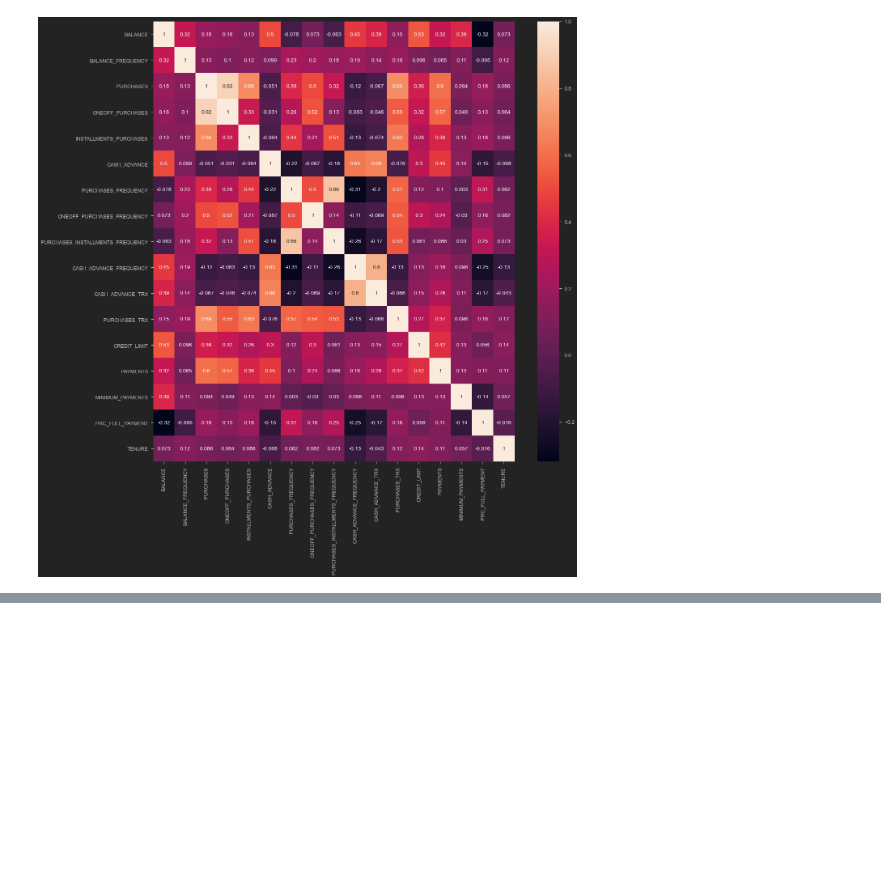
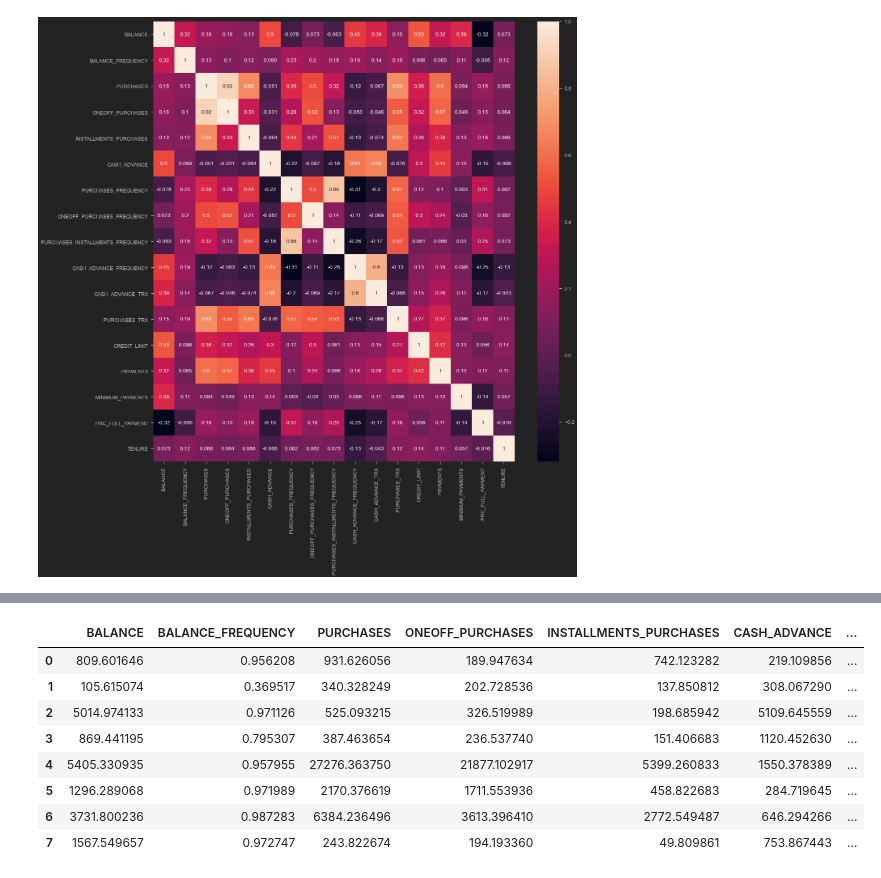
Before and after one commit to Minjire/Financial_Analysis, a Jupyter notebook: Bank Customer Segmentation.ipynb, the cells around one changed output, grey strips where cells are left out. Drawn from its saved outputs; the diff is of its cells as text; code cells hidden in the pictures; blank space fills up the shorter version.

```diff
--- a/Bank Customer Segmentation.ipynb
+++ b/Bank Customer Segmentation.ipynb
@@ -146,0 +228,15 @@ sns.heatmap(correlations, annot = True)
+# %%
+# In order to understand what these numbers mean, let's perform inverse transformation
+cluster_centers = scaler.inverse_transform(cluster_centers)
+cluster_centers = pd.DataFrame(data = cluster_centers, columns = [creditcard_df.columns])
+cluster_centers
+# %% [output]
+|  | BALANCE | BALANCE_FREQUENCY | PURCHASES | ONEOFF_PURCHASES | INSTALLMENTS_PURCHASES | CASH_ADVANCE | ... |
+| 0 | 809.601646 | 0.956208 | 931.626056 | 189.947634 | 742.123282 | 219.109856 | ... |
+| 1 | 105.615074 | 0.369517 | 340.328249 | 202.728536 | 137.850812 | 308.067290 | ... |
+| 2 | 5014.974133 | 0.971126 | 525.093215 | 326.519989 | 198.685942 | 5109.645559 | ... |
+| 3 | 869.441195 | 0.795307 | 387.463654 | 236.537740 | 151.406683 | 1120.452630 | ... |
+| 4 | 5405.330935 | 0.957955 | 27276.363750 | 21877.102917 | 5399.260833 | 1550.378389 | ... |
+| 5 | 1296.289068 | 0.971989 | 2170.376619 | 1711.553936 | 458.822683 | 284.719645 | ... |
+| 6 | 3731.800236 | 0.987283 | 6384.236496 | 3613.396410 | 2772.549487 | 646.294266 | ... |
+| 7 | 1567.549657 | 0.972747 | 243.822674 | 194.193360 | 49.809861 | 753.867443 | ... |
```
Also changed, not shown: parts of 17 cells of this notebook.
